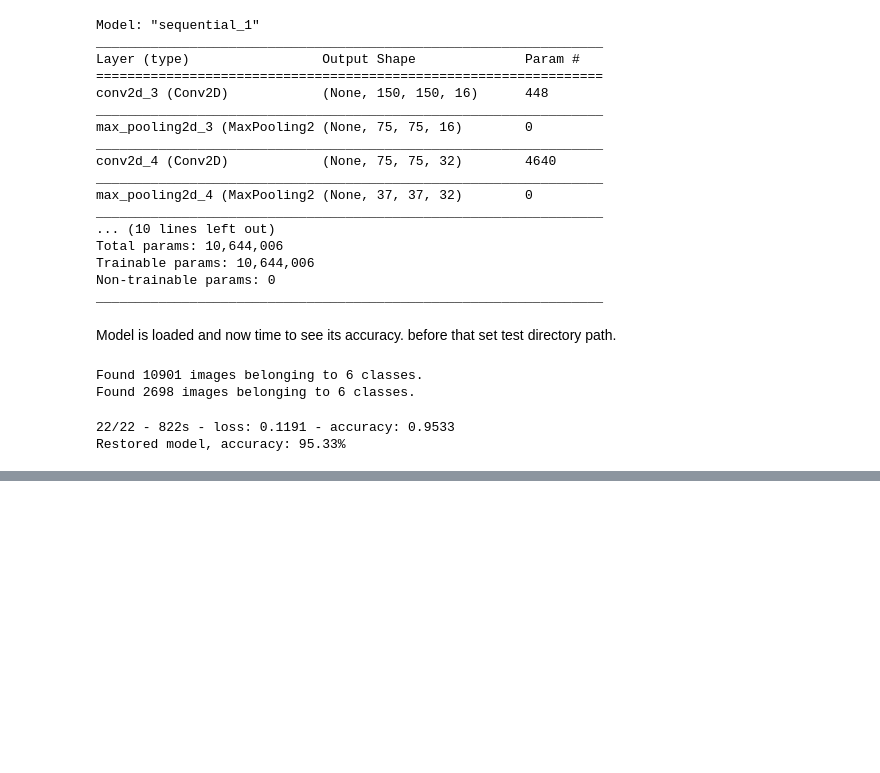
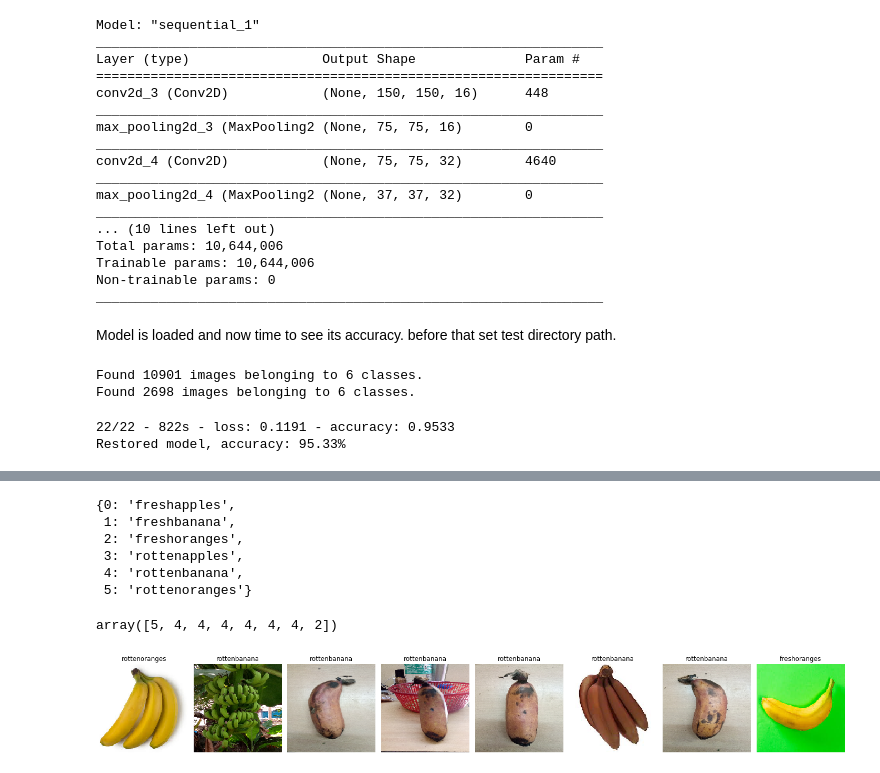
Before and after one commit to pradeepprasad/Machine_Learning_Workspace, a Jupyter notebook: Fruit_Quality_Check_0_4.ipynb, the cells around one changed output, grey strips where cells are left out. Drawn from its saved outputs; the diff is of its cells as text; code cells hidden in the pictures; blank space fills up the shorter version.

```diff
--- a/Fruit_Quality_Check_0_4.ipynb
+++ b/Fruit_Quality_Check_0_4.ipynb
@@ -81,0 +104,38 @@ Restored model, accuracy: 95.33%
+# %%
+fruit_class_dic = {0: 'freshapples',
+ 1: 'freshbanana',
+ 2: 'freshoranges',
+ 3: 'rottenapples',
+ 4: 'rottenbanana',
+ 5: 'rottenoranges'}
+# %%
+fruit_class_dic
+# %% [output]
+{0: 'freshapples',
+ 1: 'freshbanana',
+ 2: 'freshoranges',
+ 3: 'rottenapples',
+ 4: 'rottenbanana',
+ 5: 'rottenoranges'}
+# %%
+def plotImages_all(images_arr, predicted_class_arr):
+    num_images = len(images_arr)
+    fig, axes = plt.subplots(1, num_images, figsize=(20,20))
+    axes = axes.flatten()
+    for img, ax, cls in zip( images_arr, axes, predicted_class_arr):
+        ax.imshow(img)
+        ax.axis('off')
+        ax.title.set_text(fruit_class_dic.get(cls))
+    plt.tight_layout()
+    plt.show()
+# %%
+sample_validation_images_uploaded, _ = next(val_data_gen1)
+# %%
+predicted_classes = loaded_model.predict_classes(sample_validation_images_uploaded[:10])
+predicted_classes
+# %% [output]
+array([5, 4, 4, 4, 4, 4, 4, 2])
+# %%
+plotImages_all(sample_validation_images_uploaded[:10], predicted_classes)
+# %% [output]
+[figure, added]
```
Also changed, not shown: parts of 7 cells of this notebook.
